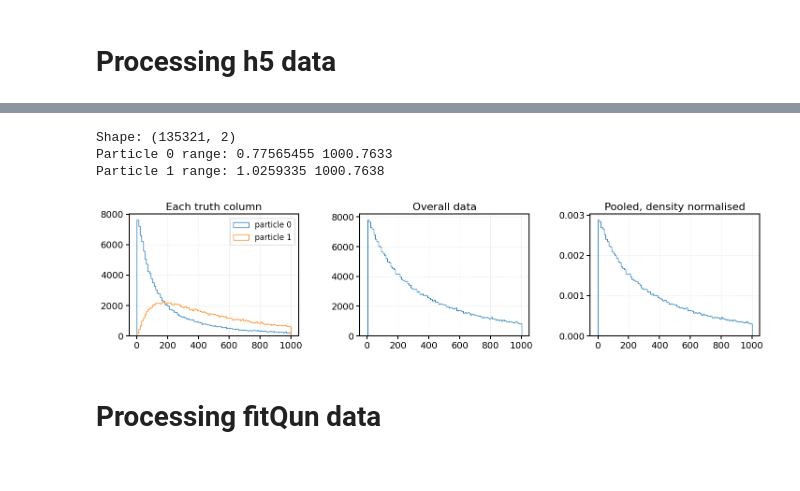
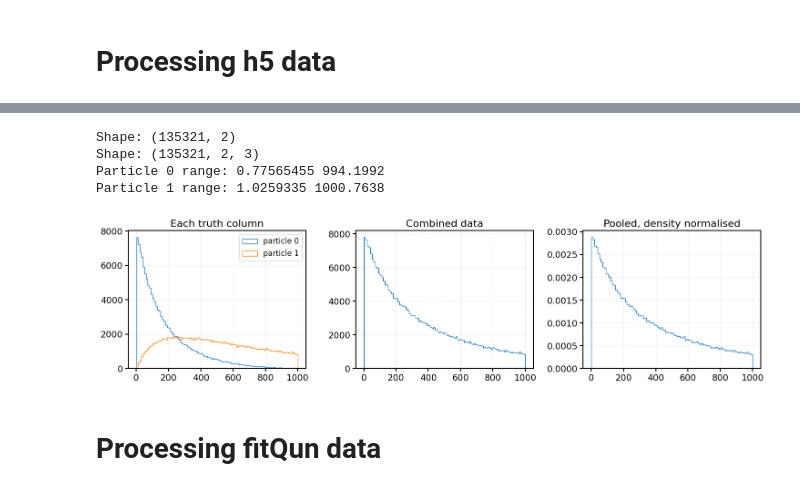
Before and after one commit to cid02219585/WatChMaL, a Jupyter notebook: regression_analysis_multi.ipynb, the cells around one changed output, grey strips where cells are left out. Drawn from its saved outputs; the diff is of its cells as text; code cells hidden in the pictures.

```diff
--- a/regression_analysis_multi.ipynb
+++ b/regression_analysis_multi.ipynb
@@ -143,35 +153,55 @@ data_new_geo = get_values(h5_file_new_geo, test_idxs_new_geo)
+# %%
+### Fixed energy ordering for truth
+
+def sort_by_energy(data):
+    order = np.argsort(data['energies'], axis=1)
+
+    per_particle = {'angles', 'energies', 'positions', 'labels',
+                    'directions', 'momentum', 'towall', 'dwall'}
+
+    sorted_dict = dict(data)
+    for key in per_particle & data.keys():
+        arr = data[key]
+        idx = order.reshape(order.shape + (1,) * (arr.ndim - order.ndim))
+        sorted_dict[key] = np.take_along_axis(arr, idx, axis=1)
+    return sorted_dict
+
+data_new_geo = sort_by_energy(data_new_geo)
 # %%
 energies = data_new_geo["energies"]
+positions = data_new_geo['positions']
 
 print("Shape:", energies.shape)
+print("Shape:", positions.shape)
 print("Particle 0 range:", energies[:, 0].min(), energies[:, 0].max())
 print("Particle 1 range:", energies[:, 1].min(), energies[:, 1].max())
 
 fig, ax = plt.subplots(1, 3, figsize=(15, 4))
 
 ax[0].hist(energies[:, 0], bins=100, histtype="step", label="particle 0")
 ax[0].hist(energies[:, 1], bins=100, histtype="step", label="particle 1")
 ax[0].legend()
 ax[0].set_title("Each truth column")
 
 ax[1].hist(energies.reshape(-1), bins=100, histtype="step")
 ax[1].set_title("Combined data")
 
 ax[2].hist(
     energies.reshape(-1),
     bins=100,
     histtype="step",
     density=True,
 )
 ax[2].set_title("Pooled, density normalised")
 
 plt.tight_layout()
 plt.show()
 # %% [output]
 Shape: (135321, 2)
-Particle 0 range: 0.77565455 1000.7633
+Shape: (135321, 2, 3)
+Particle 0 range: 0.77565455 994.1992
 Particle 1 range: 1.0259335 1000.7638
-[figure, old version]
+[figure, new version]
 # %% [markdown]
 # Processing fitQun data
 # %%
```
Also changed, not shown: parts of 27 cells of this notebook, 2 other files.
